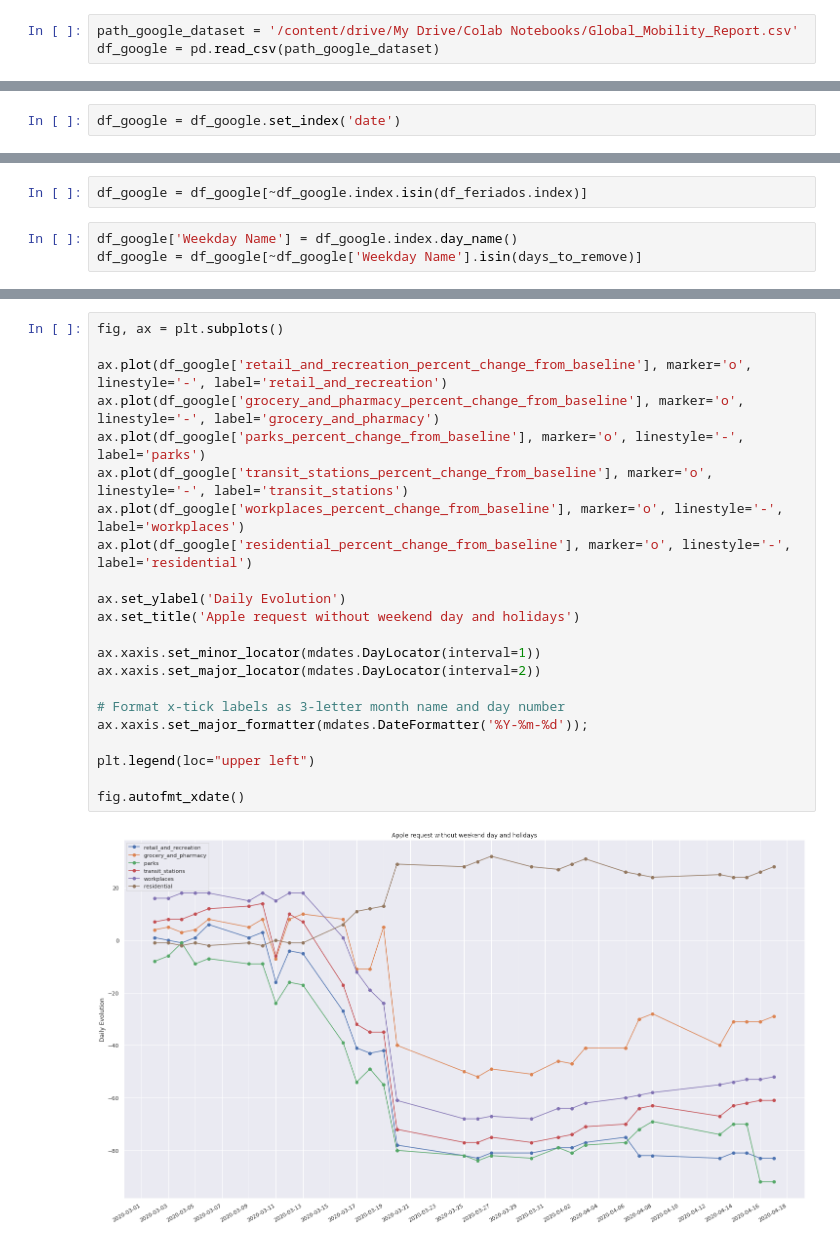
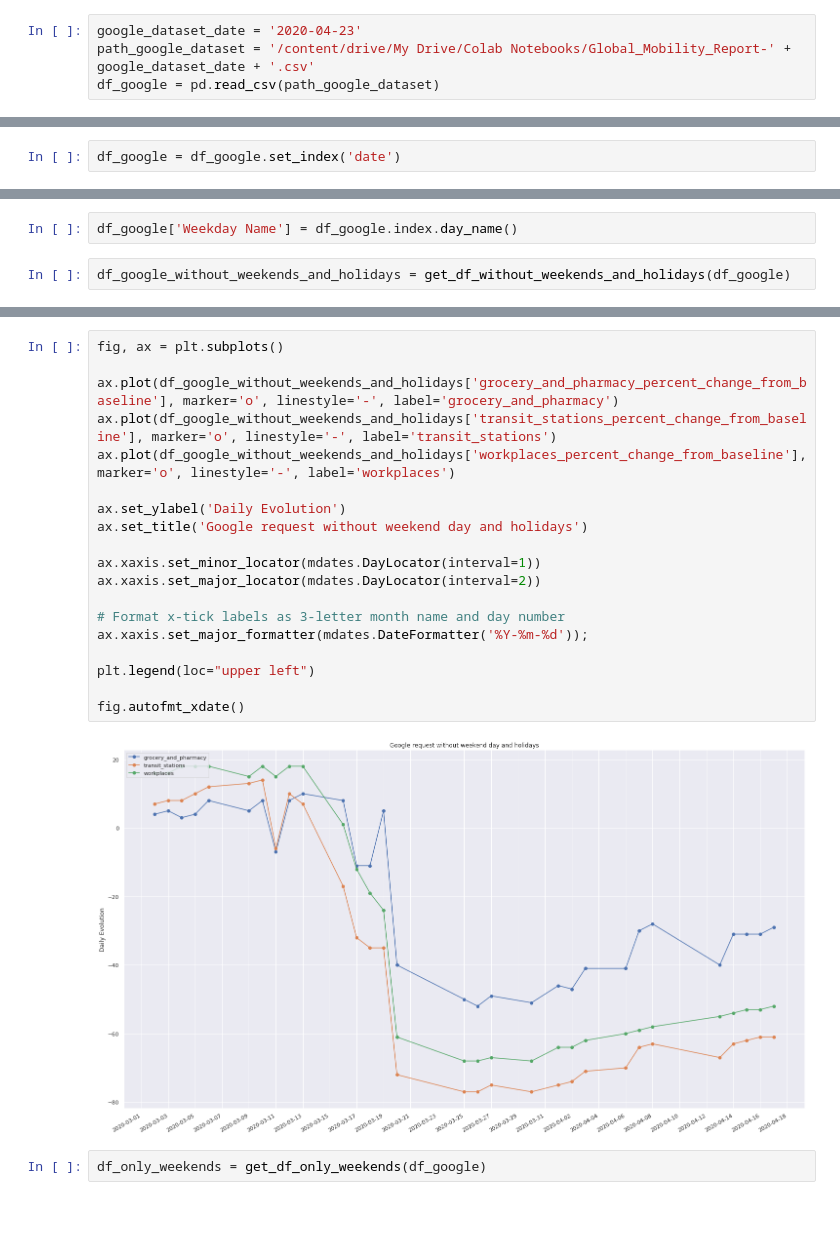
Before and after one commit to vackup/CovidArgentina, a Jupyter notebook: Covid.ipynb, the cells around one changed output, grey strips where cells are left out. Drawn from its saved outputs; the diff is of its cells as text; blank space fills up the shorter version.

Commit message:
Code refactoring. Google grocery, transit and workplaces categories draw only weekdays and holidays, parks a recreation onlye weekends

```diff
--- a/Covid.ipynb
+++ b/Covid.ipynb
@@ -358,7 +380,8 @@ fig.autofmt_xdate()
 # %% [markdown]
 # Dataset Google Mobility
 # %%
-path_google_dataset = '/content/drive/My Drive/Colab Notebooks/Global_Mobility_Report.csv'
+google_dataset_date = '2020-04-23'
+path_google_dataset = '/content/drive/My Drive/Colab Notebooks/Global_Mobility_Report-' + google_dataset_date + '.csv'
 df_google = pd.read_csv(path_google_dataset)
 # %%
 df_google.head(10)
@@ -495,8 +518,7 @@ df_google.head(10)
 | 2020-03-09 | 1.0 | 5.0 | -9.0 | 13.0 | ... |
 | 2020-03-10 | 3.0 | 8.0 | -9.0 | 14.0 | ... |
 # %%
-df_google = df_google[~df_google.index.isin(df_feriados.index)]
+df_google['Weekday Name'] = df_google.index.day_name()
-# %%
-df_google['Weekday Name'] = df_google.index.day_name()
-df_google = df_google[~df_google['Weekday Name'].isin(days_to_remove)]
+# %%
+df_google_without_weekends_and_holidays = get_df_without_weekends_and_holidays(df_google)
 # %%
@@ -523,24 +545,23 @@ df_google.head(100)
 # %%
 fig, ax = plt.subplots()
 
-ax.plot(df_google['retail_and_recreation_percent_change_from_baseline'], marker='o', linestyle='-', label='retail_and_recreation')
-ax.plot(df_google['grocery_and_pharmacy_percent_change_from_baseline'], marker='o', linestyle='-', label='grocery_and_pharmacy')
-ax.plot(df_google['parks_percent_change_from_baseline'], marker='o', linestyle='-', label='parks')
-ax.plot(df_google['transit_stations_percent_change_from_baseline'], marker='o', linestyle='-', label='transit_stations')
-ax.plot(df_google['workplaces_percent_change_from_baseline'], marker='o', linestyle='-', label='workplaces')
-ax.plot(df_google['residential_percent_change_from_baseline'], marker='o', linestyle='-', label='residential')
+ax.plot(df_google_without_weekends_and_holidays['grocery_and_pharmacy_percent_change_from_baseline'], marker='o', linestyle='-', label='grocery_and_pharmacy')
+ax.plot(df_google_without_weekends_and_holidays['transit_stations_percent_change_from_baseline'], marker='o', linestyle='-', label='transit_stations')
+ax.plot(df_google_without_weekends_and_holidays['workplaces_percent_change_from_baseline'], marker='o', linestyle='-', label='workplaces')
 
 ax.set_ylabel('Daily Evolution')
-ax.set_title('Apple request without weekend day and holidays')
+ax.set_title('Google request without weekend day and holidays')
 
 ax.xaxis.set_minor_locator(mdates.DayLocator(interval=1))
 ax.xaxis.set_major_locator(mdates.DayLocator(interval=2))
 
 # Format x-tick labels as 3-letter month name and day number
 ax.xaxis.set_major_formatter(mdates.DateFormatter('%Y-%m-%d'));
 
 plt.legend(loc="upper left")
 
 fig.autofmt_xdate()
 # %% [output]
-[figure, old version]
+[figure, new version]
+# %%
+df_only_weekends = get_df_only_weekends(df_google)
```
Also changed, not shown: parts of 17 cells of this notebook.
